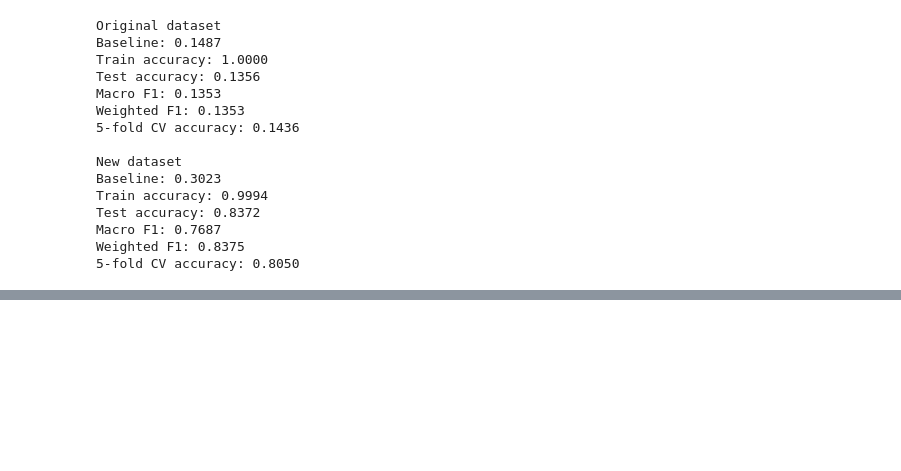
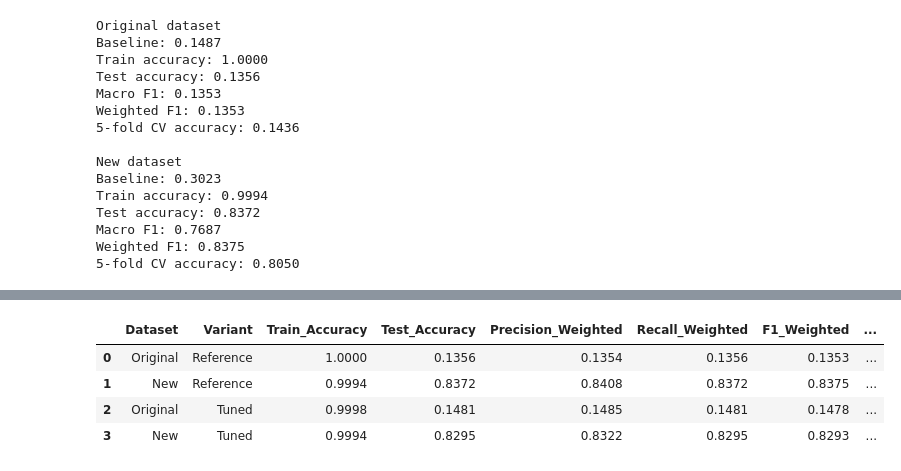
Before and after one commit to Kashmira-SK/crop-soil-fertilizer, a Jupyter notebook: notebooks/models/Random_Forest.ipynb, the cells around one changed output, grey strips where cells are left out. Drawn from its saved outputs; the diff is of its cells as text; code cells hidden in the pictures; blank space fills up the shorter version.

```diff
--- a/notebooks/models/RANDOM_FORESET.ipynb
+++ b/notebooks/models/Random_Forest.ipynb
@@ -585,0 +536,51 @@ for row in tuned_comparison.to_dict(orient="records"):
+# %%
+# default vs tuned
+
+default_results = results[[
+    "Dataset",
+    "Train_Accuracy",
+    "Test_Accuracy",
+    "Precision_Weighted",
+    "Recall_Weighted",
+    "F1_Weighted",
+    "F1_Macro",
+]].copy()
+
+default_results.insert(1, "Variant", "Reference")
+default_results["Candidate_Configurations"] = 1
+default_results["Selection_Metric"] = "Reference model"
+default_results["Best_CV_Macro_F1"] = pd.NA
+default_results["Best_Params"] = "Reference configuration"
+
+tuned_results = pd.DataFrame([
+    original_tuned_result,
+    new_tuned_result,
+])
+
+comparison = pd.concat(
+    [default_results, tuned_results],
+    ignore_index=True,
+)
+
+display(comparison.round(4))
+
+comparison.to_csv(
+    RESULT_DIR / "random_forest_tuning_comparison.csv",
+    index=False,
+)
+
+original_tuning_results.to_csv(
+    RESULT_DIR / "original_tuning_results.csv",
+    index=False,
+)
+
+new_tuning_results.to_csv(
+    RESULT_DIR / "new_tuning_results.csv",
+    index=False,
+)
+# %% [output]
+|  | Dataset | Variant | Train_Accuracy | Test_Accuracy | Precision_Weighted | Recall_Weighted | F1_Weighted | ... |
+| 0 | Original | Reference | 1.0000 | 0.1356 | 0.1354 | 0.1356 | 0.1353 | ... |
+| 1 | New | Reference | 0.9994 | 0.8372 | 0.8408 | 0.8372 | 0.8375 | ... |
+| 2 | Original | Tuned | 0.9998 | 0.1481 | 0.1485 | 0.1481 | 0.1478 | ... |
+| 3 | New | Tuned | 0.9994 | 0.8295 | 0.8322 | 0.8295 | 0.8293 | ... |
```
Also changed, not shown: parts of 21 cells of this notebook, 39 other files.
